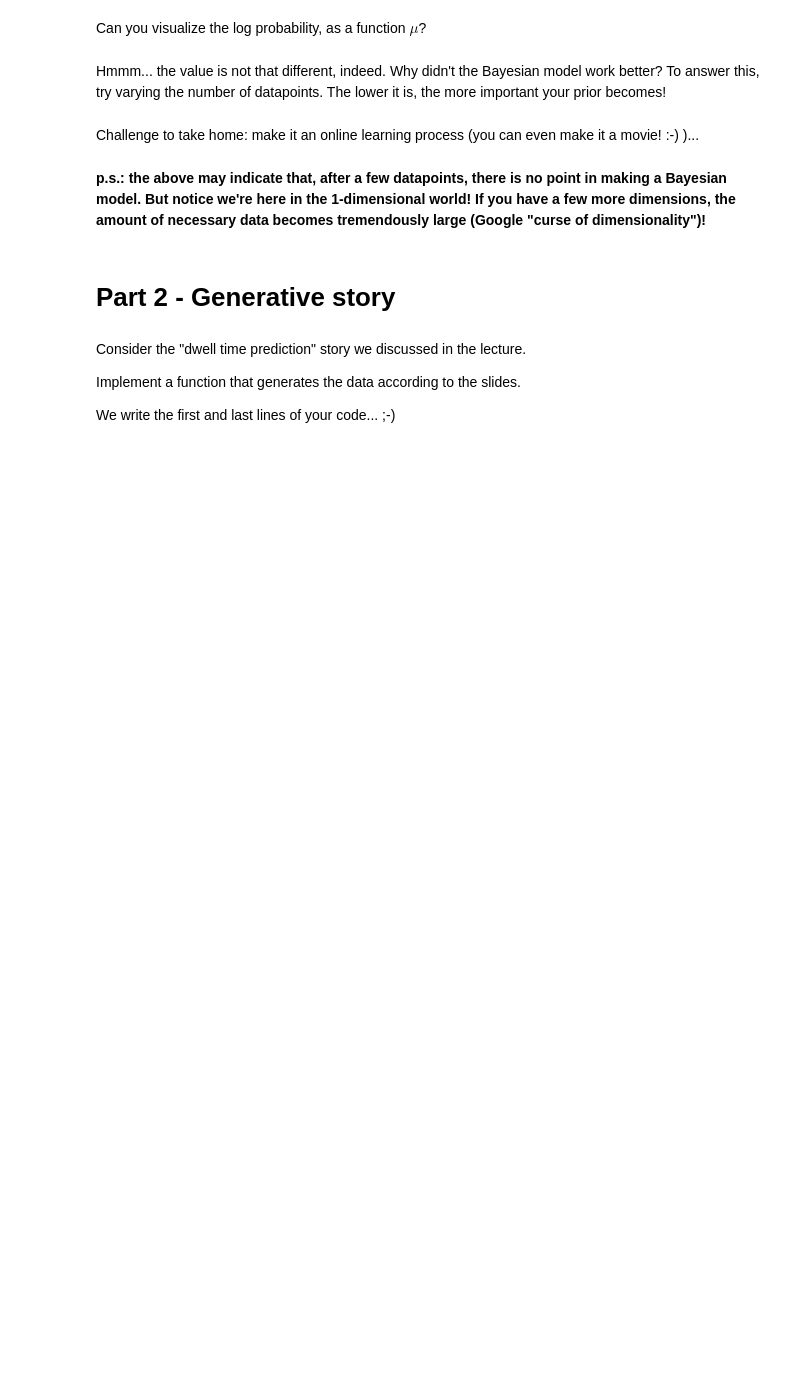
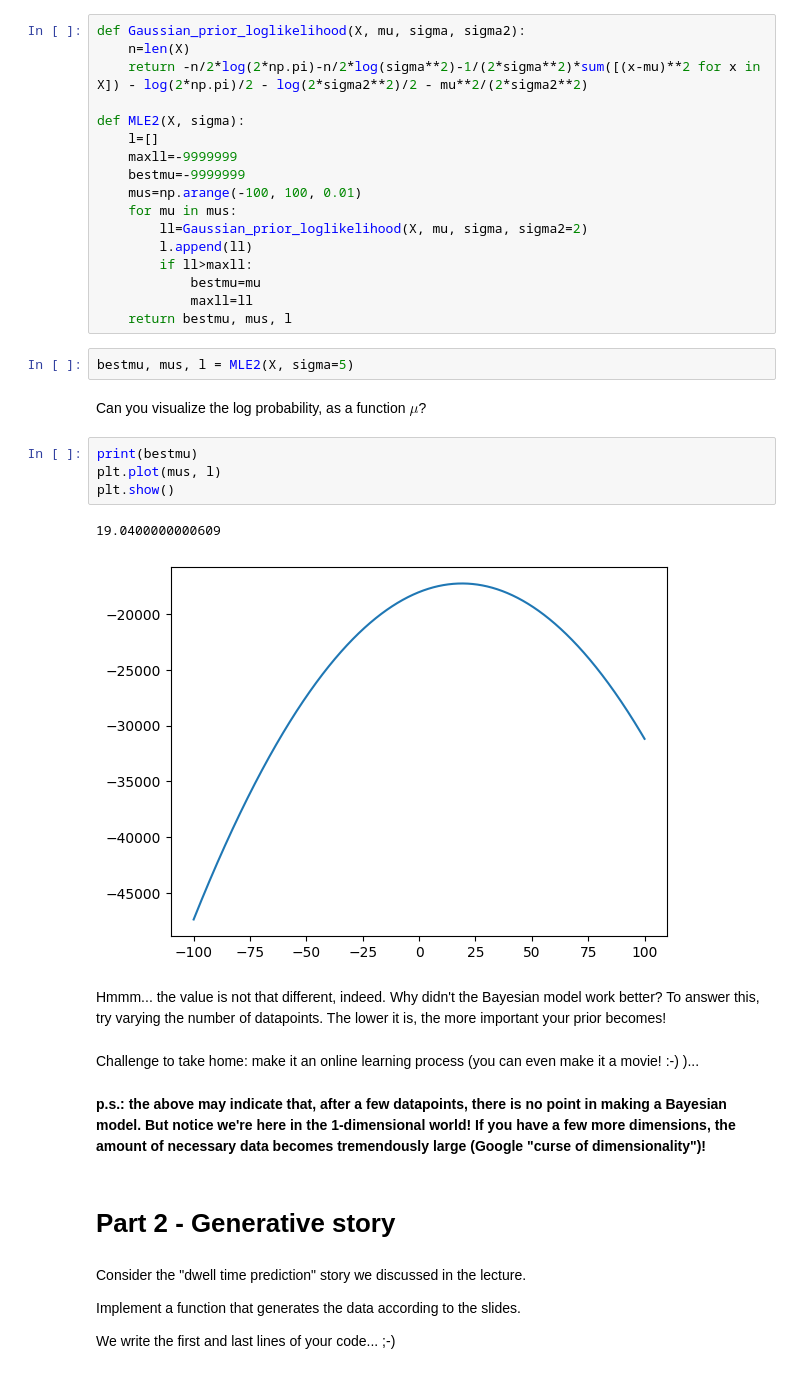
Before and after one commit to TheDingodile/Model_based, a Jupyter notebook: week03/03 - PGM fundamentals.ipynb, the cells around one changed output. Drawn from its saved outputs; the diff is of its cells as text; blank space fills up the shorter version.

```diff
--- a/week03/03 - PGM fundamentals.ipynb
+++ b/week03/03 - PGM fundamentals.ipynb
@@ -68,8 +72,34 @@ $ln\text{ }L(\mu, \sigma, \alpha, \gamma)=-\frac{n}{2}ln(2\pi)-\frac{n}{2}ln(\si
 Essentially, we only added the last three terms to the earlier formula. Can you estimate now the value for $\mu$ (you can reuse the function given above if you want)?
 
 Tip: to see more the effect of the prior more clearly, we will consider just a subset of the data. You should play around with the subset size to see it affects the results.
+# %%
+def Gaussian_prior_loglikelihood(X, mu, sigma, sigma2):
+    n=len(X)
+    return -n/2*log(2*np.pi)-n/2*log(sigma**2)-1/(2*sigma**2)*sum([(x-mu)**2 for x in X]) - log(2*np.pi)/2 - log(2*sigma2**2)/2 - mu**2/(2*sigma2**2)
+
+def MLE2(X, sigma):
+    l=[]
+    maxll=-9999999
+    bestmu=-9999999
+    mus=np.arange(-100, 100, 0.01)
+    for mu in mus:
+        ll=Gaussian_prior_loglikelihood(X, mu, sigma, sigma2=2)
+        l.append(ll)
+        if ll>maxll:
+            bestmu=mu
+            maxll=ll
+    return bestmu, mus, l
+# %%
+bestmu, mus, l = MLE2(X, sigma=5)
 # %% [markdown]
 Can you visualize the log probability, as a function $\mu$?
+# %%
+print(bestmu)
+plt.plot(mus, l)
+plt.show()
+# %% [output]
+19.0400000000609
+[figure, added]
 # %% [markdown]
 Hmmm... the value is not that different, indeed. Why didn't the Bayesian model work better? To answer this, try varying the number of datapoints. The lower it is, the more important your prior becomes!
 # %% [markdown]
```
Also changed, not shown: parts of 10 cells of this notebook, 11 other files.
